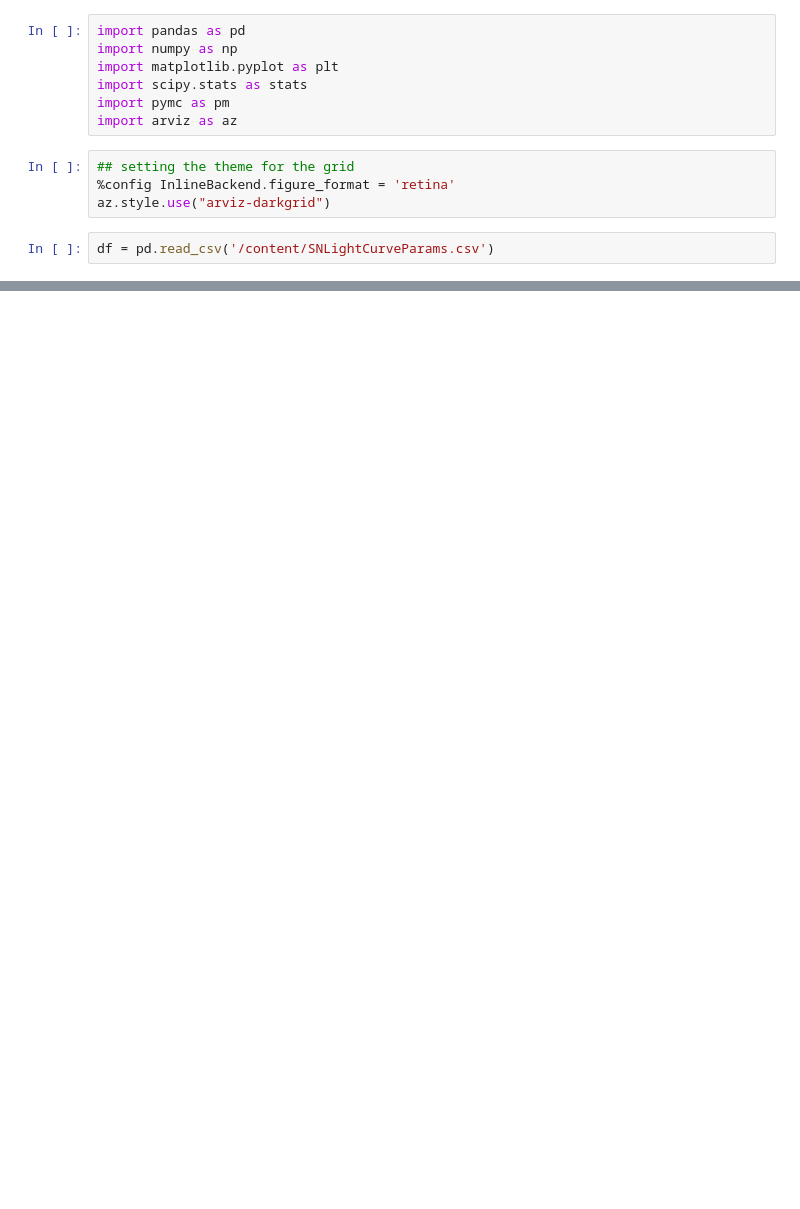
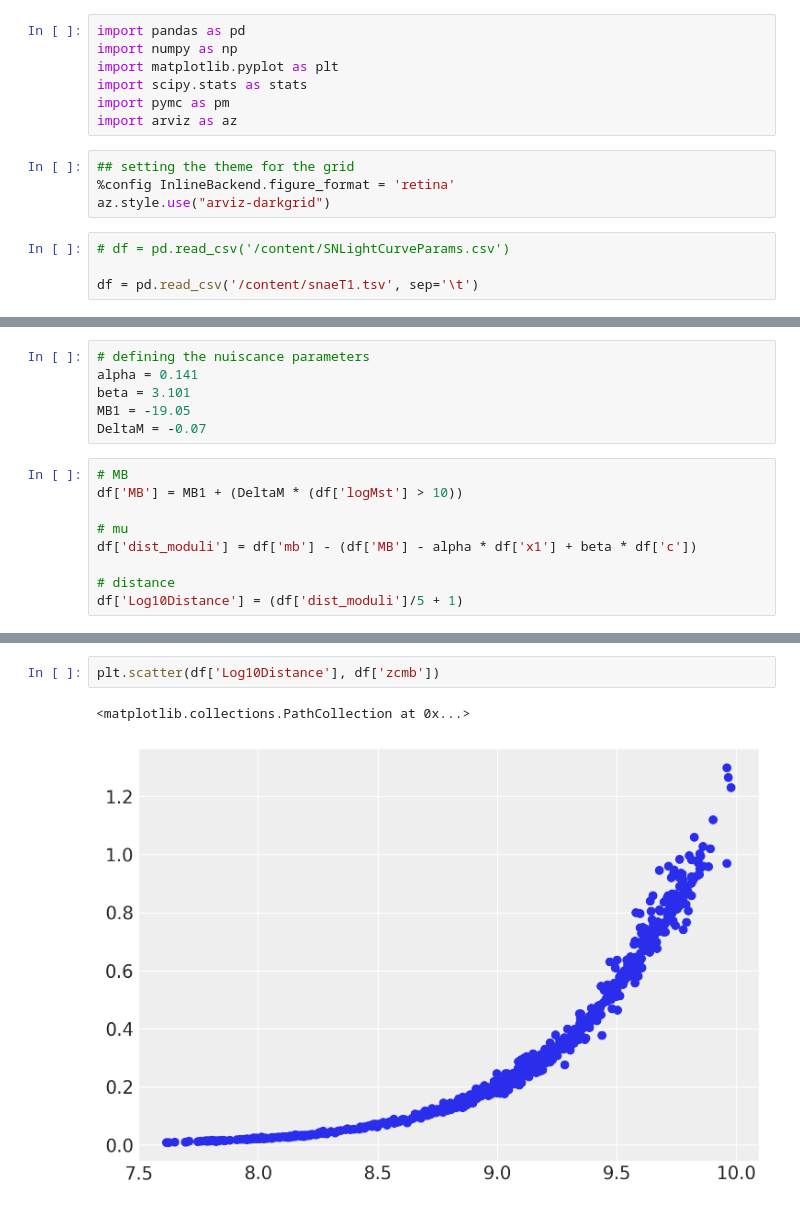
Before and after one commit to Raghuram-Veeramallu/Astro_Stat_Project2, a Jupyter notebook: Project2_Group3.ipynb, the cells around one changed output, grey strips where cells are left out. Saved outputs shown, nothing was run; the diff lists cells and outputs as text; blank space fills up the shorter version.

```diff
--- a/Project2_Group3.ipynb
+++ b/Project2_Group3.ipynb
@@ -24,7 +27,9 @@ import arviz as az
 %config InlineBackend.figure_format = 'retina'
 az.style.use("arviz-darkgrid")
 # %%
-df = pd.read_csv('/content/SNLightCurveParams.csv')
+# df = pd.read_csv('/content/SNLightCurveParams.csv')
+
+df = pd.read_csv('/content/snaeT1.tsv', sep='\t')
 # %%
 df.sample(10)
 # %% [output]
@@ -50,0 +78,15 @@ df.sample(10)
+# %%
+# defining the nuiscance parameters
+alpha = 0.141
+beta = 3.101
+MB1 = -19.05
+DeltaM = -0.07
+# %%
+# MB
+df['MB'] = MB1 + (DeltaM * (df['logMst'] > 10))
+
+# mu
+df['dist_moduli'] = df['mb'] - (df['MB'] - alpha * df['x1'] + beta * df['c'])
+
+# distance
+df['Log10Distance'] = (df['dist_moduli']/5 + 1)
@@ -50,0 +110,5 @@ df.sample(10)
+# %%
+plt.scatter(df['Log10Distance'], df['zcmb'])
+# %% [output]
+<matplotlib.collections.PathCollection at 0x...>
+[figure, added]
```
Also changed, not shown: parts of 12 cells of this notebook.
